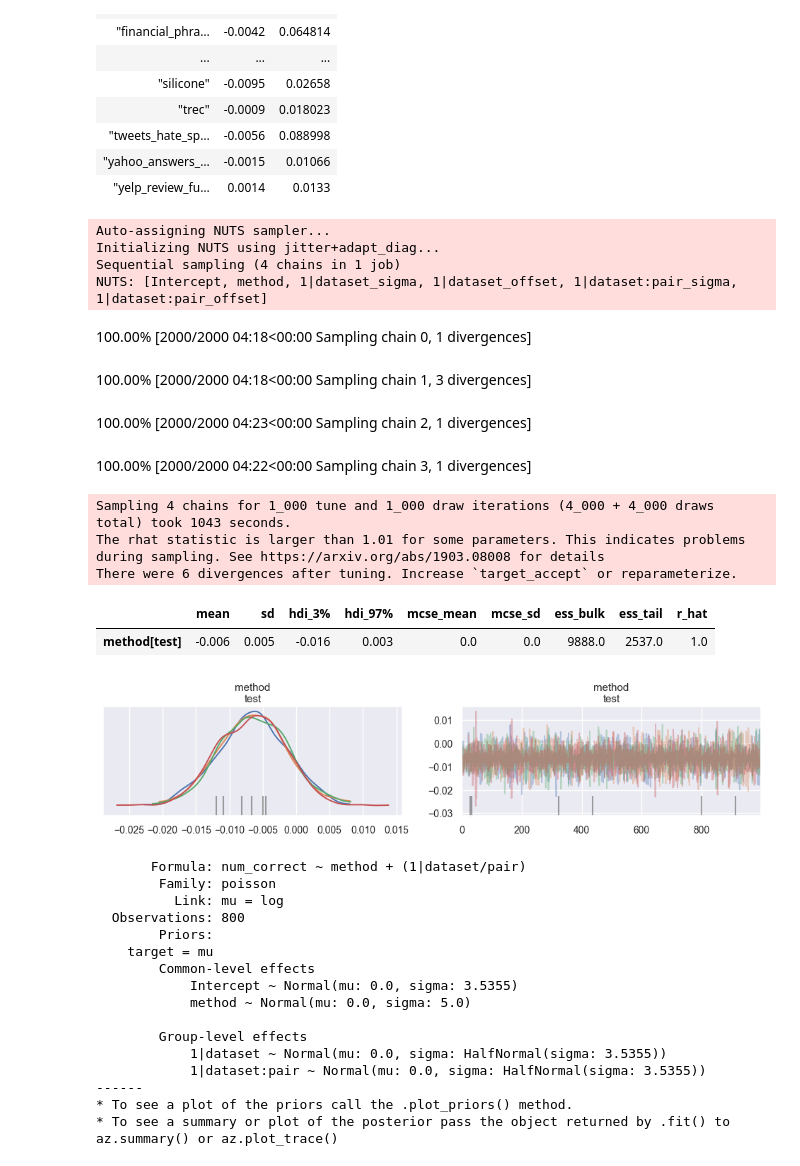
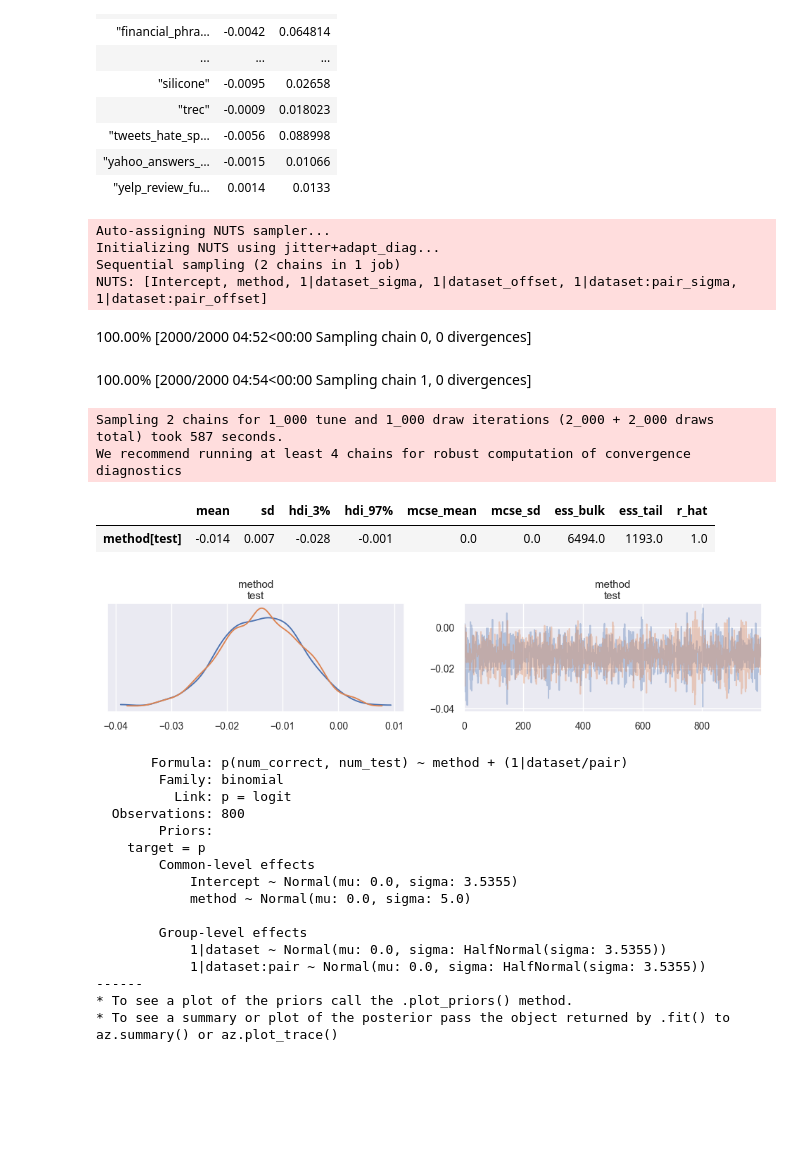
Before and after one commit to kddubey/pretrain-on-test, a Jupyter notebook: analysis/model.ipynb, the cells around one changed output. Cells and saved outputs as stored; diff of their text form; code cells hidden in the pictures; blank space fills up the shorter version.

```diff
--- a/analysis/model.ipynb
+++ b/analysis/model.ipynb
@@ -31,6 +31,8 @@ accuracies_dir = os.path.join("accuracies_from_paper", str(num_test), model)
 accuracy_df = utils.load_accuracies(accuracies_dir)
 # %%
 num_correct_df = utils.accuracies_to_num_correct(accuracy_df, num_test)
+# %%
+equation = "p(num_correct, num_test) ~ method + (1|dataset/pair)"
 # %% [markdown]
 # Does pretraining help?
 # %% [markdown]
@@ -166,32 +166,29 @@ Overall difference:
 | "yelp_review_fu… | 0.0014 | 0.0133 |
 # %%
 model_bias, summary_bias, az_summary_bias = utils.stat_model(
-    num_correct_df, treatment="test", control="extra"
+    num_correct_df, treatment="test", control="extra", equation=equation, chains=2
 )
 # %% [output]
 Auto-assigning NUTS sampler...
 Initializing NUTS using jitter+adapt_diag...
-Sequential sampling (4 chains in 1 job)
+Sequential sampling (2 chains in 1 job)
 NUTS: [Intercept, method, 1|dataset_sigma, 1|dataset_offset, 1|dataset:pair_sigma, 1|dataset:pair_offset]
-100.00% [2000/2000 04:18<00:00 Sampling chain 0, 1 divergences]
+100.00% [2000/2000 04:52<00:00 Sampling chain 0, 0 divergences]
-100.00% [2000/2000 04:18<00:00 Sampling chain 1, 3 divergences]
+100.00% [2000/2000 04:54<00:00 Sampling chain 1, 0 divergences]
-100.00% [2000/2000 04:23<00:00 Sampling chain 2, 1 divergences]
-100.00% [2000/2000 04:22<00:00 Sampling chain 3, 1 divergences]
-Sampling 4 chains for 1_000 tune and 1_000 draw iterations (4_000 + 4_000 draws total) took 1043 seconds.
-The rhat statistic is larger than 1.01 for some parameters. This indicates problems during sampling. See https://arxiv.org/abs/1903.08008 for details
-There were 6 divergences after tuning. Increase `target_accept` or reparameterize.
+Sampling 2 chains for 1_000 tune and 1_000 draw iterations (2_000 + 2_000 draws total) took 587 seconds.
+We recommend running at least 4 chains for robust computation of convergence diagnostics
 |  | mean | sd | hdi_3% | hdi_97% | mcse_mean | mcse_sd | ess_bulk | ess_tail | r_hat |
-| method[test] | -0.006 | 0.005 | -0.016 | 0.003 | 0.0 | 0.0 | 9888.0 | 2537.0 | 1.0 |
+| method[test] | -0.014 | 0.007 | -0.028 | -0.001 | 0.0 | 0.0 | 6494.0 | 1193.0 | 1.0 |
-[figure, old version]
+[figure, new version]
 # %%
 print(model_bias)
 # %% [output]
-       Formula: num_correct ~ method + (1|dataset/pair)
-        Family: poisson
-          Link: mu = log
+       Formula: p(num_correct, num_test) ~ method + (1|dataset/pair)
+        Family: binomial
+          Link: p = logit
   Observations: 800
         Priors:
-    target = mu
+    target = p
         Common-level effects
             Intercept ~ Normal(mu: 0.0, sigma: 3.5355)
             method ~ Normal(mu: 0.0, sigma: 5.0)
```
Also changed, not shown: parts of 3 cells of this notebook, 3 other files.
